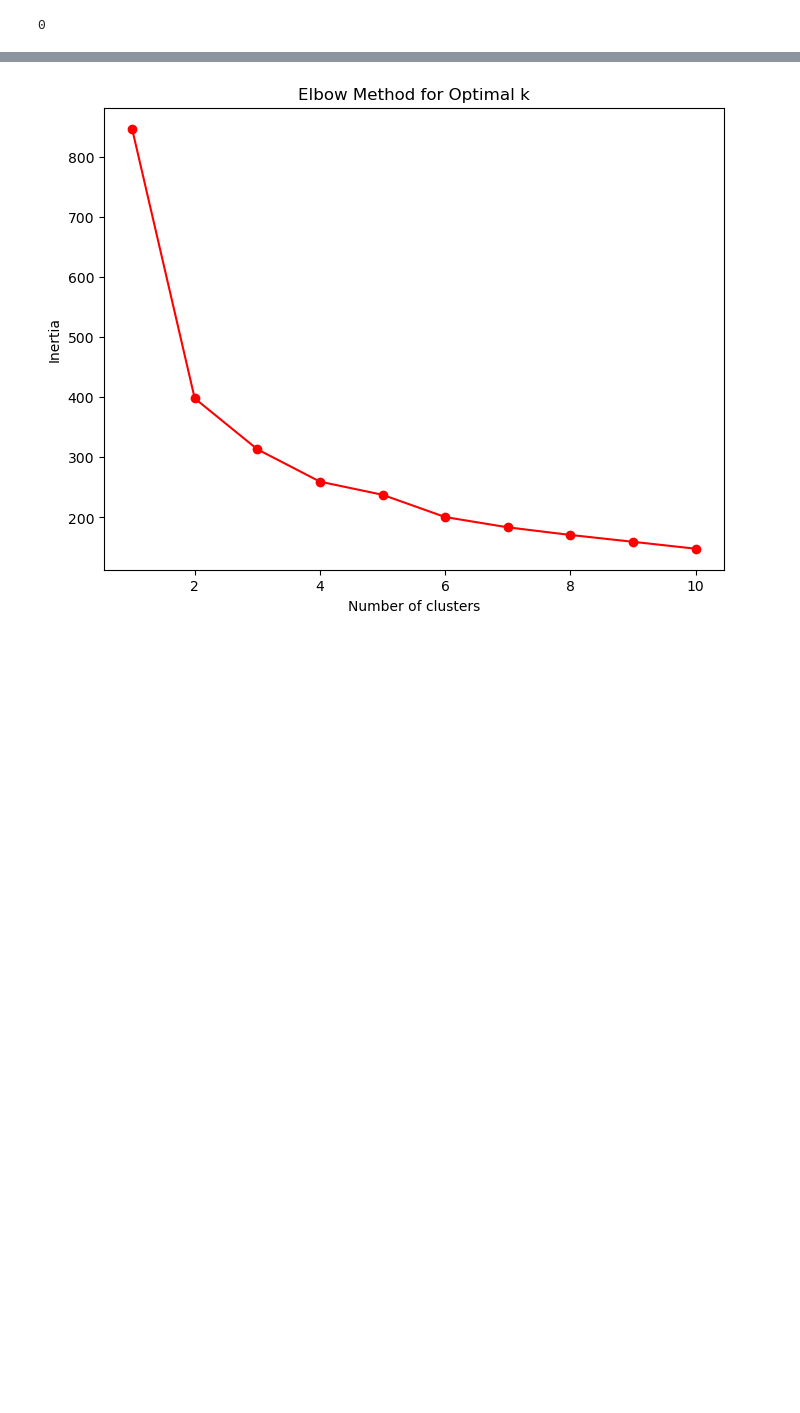
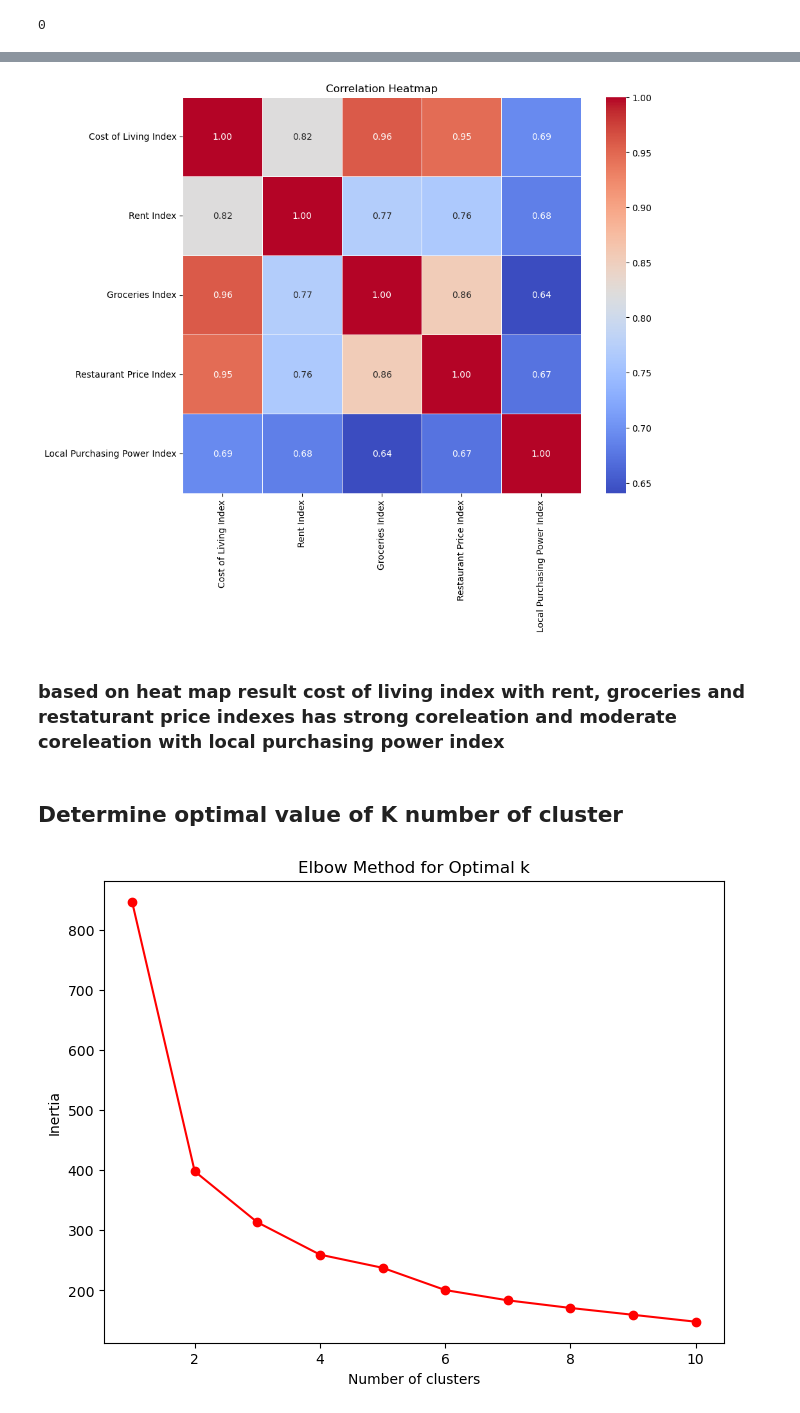
Before and after one commit to sekhartalatam/Capstone2, a Jupyter notebook: JNB_Assignment_Cost_of_Living_Index.ipynb, the cells around one changed output, grey strips where cells are left out. Saved outputs shown, nothing was run; the diff lists cells and outputs as text; code cells hidden in the pictures; blank space fills up the shorter version.

```diff
--- a/JNB_Assignment_Cost_of_Living_Index.ipynb
+++ b/JNB_Assignment_Cost_of_Living_Index.ipynb
@@ -159,3 +160,16 @@ data.head()
+# %%
+data_x_variables = data.drop(['Rank','Country','Country_1', 'Cost of Living Plus Rent Index'], axis=1)
+data_corr = data_x_variables.corr()
+plt.figure(figsize=(10, 8))  # Adjust the figure size as needed
+sns.heatmap(data_corr, annot=True, cmap='coolwarm', fmt=".2f", linewidths=0.5)
+plt.title('Correlation Heatmap')
+plt.show()
+# %% [output]
+[figure, added]
+# %% [markdown]
+### based on heat map result cost of living index with rent, groceries and restaturant price indexes has strong coreleation and moderate coreleation with local purchasing power index
+# %% [markdown]
+## Determine optimal value of K number of cluster
 # %%
 # Use the Elbow method to find the optimal number of clusters
 inertia = []
```
Also changed, not shown: parts of 26 cells of this notebook.
